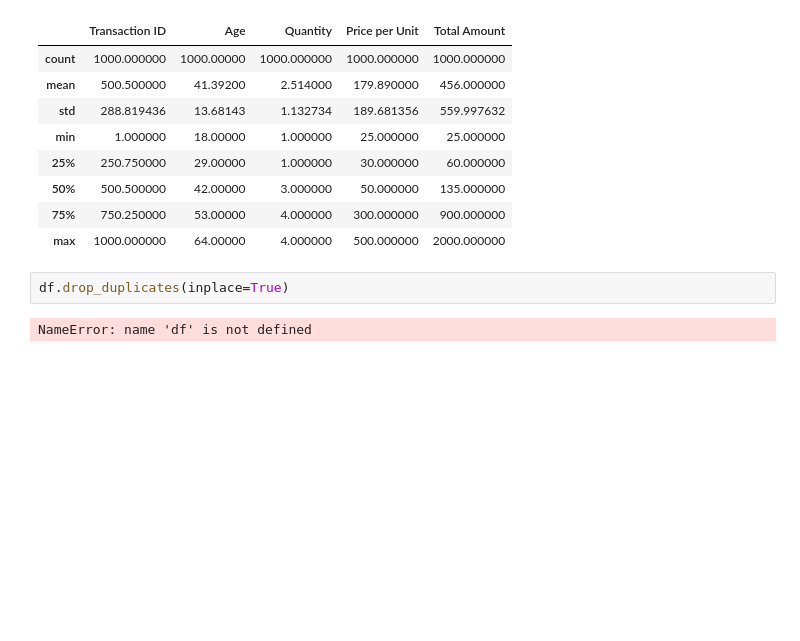
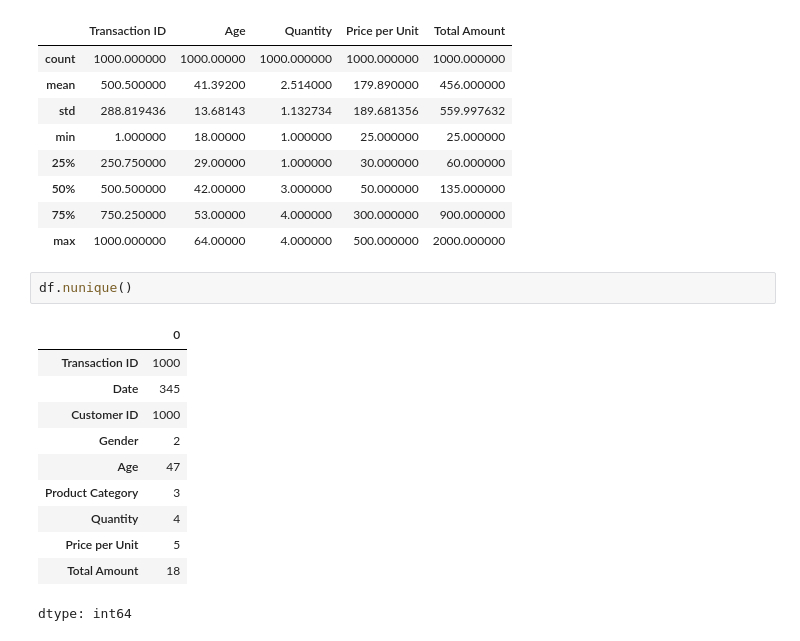
Before and after one commit to Narmadha1627/OIBSIP, a Jupyter notebook: notebooks/colab-github-demo.ipynb, the cells around one changed output. Drawn from its saved outputs; the diff is of its cells as text; blank space fills up the shorter version.

```diff
--- a/notebooks/colab-github-demo.ipynb
+++ b/notebooks/colab-github-demo.ipynb
@@ -78,7 +78,17 @@ df.describe()
 | 50% | 500.500000 | 42.00000 | 3.000000 | 50.000000 | 135.000000 |
 | 75% | 750.250000 | 53.00000 | 4.000000 | 300.000000 | 900.000000 |
 | max | 1000.000000 | 64.00000 | 4.000000 | 500.000000 | 2000.000000 |
-# %%
-df.drop_duplicates(inplace=True)
-# %% [output]
-NameError: name 'df' is not defined
+# %%
+df.nunique()
+# %% [output]
+|  | 0 |
+| Transaction ID | 1000 |
+| Date | 345 |
+| Customer ID | 1000 |
+| Gender | 2 |
+| Age | 47 |
+| Product Category | 3 |
+| Quantity | 4 |
+| Price per Unit | 5 |
+| Total Amount | 18 |
+dtype: int64
```
Also changed, not shown: parts of 4 cells of this notebook.
